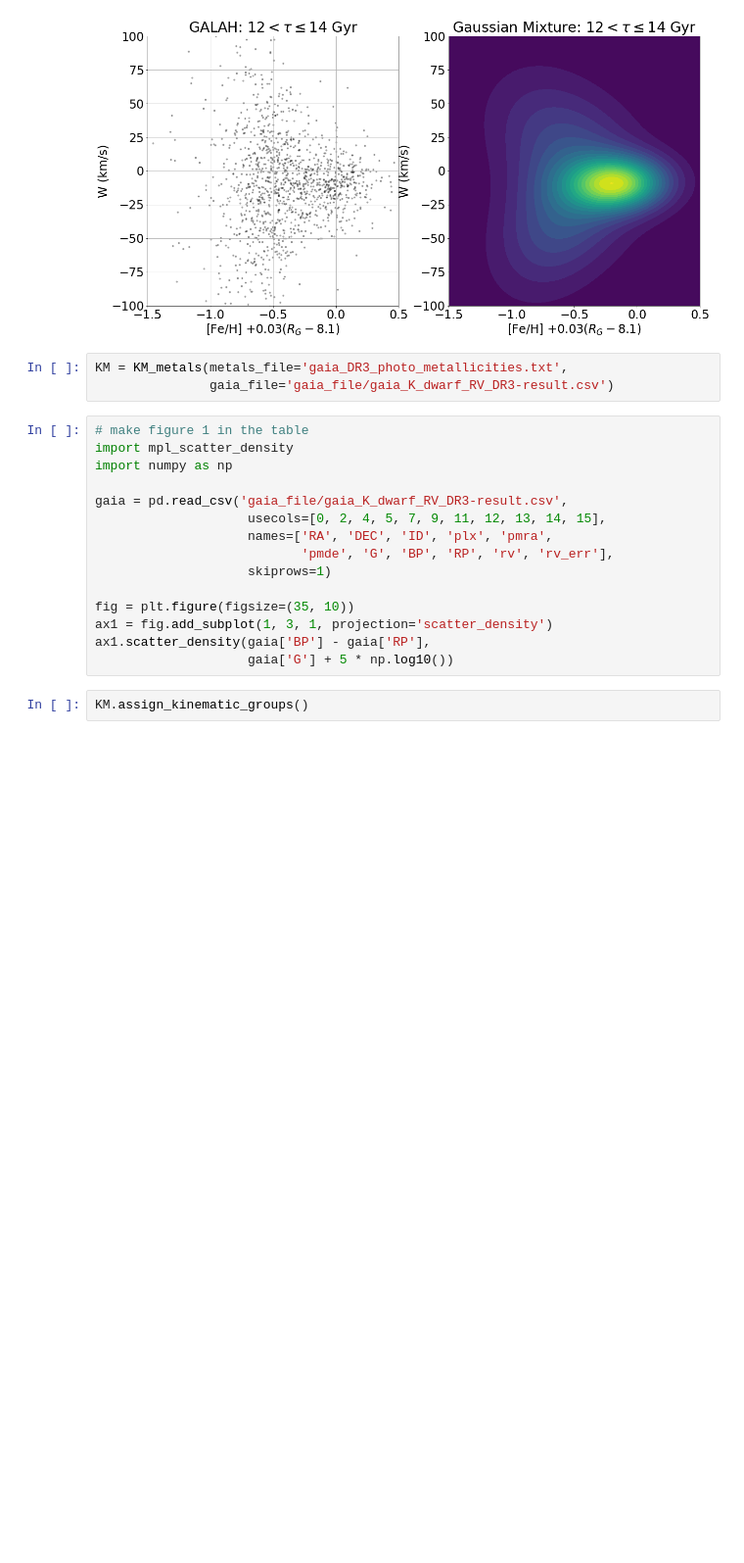
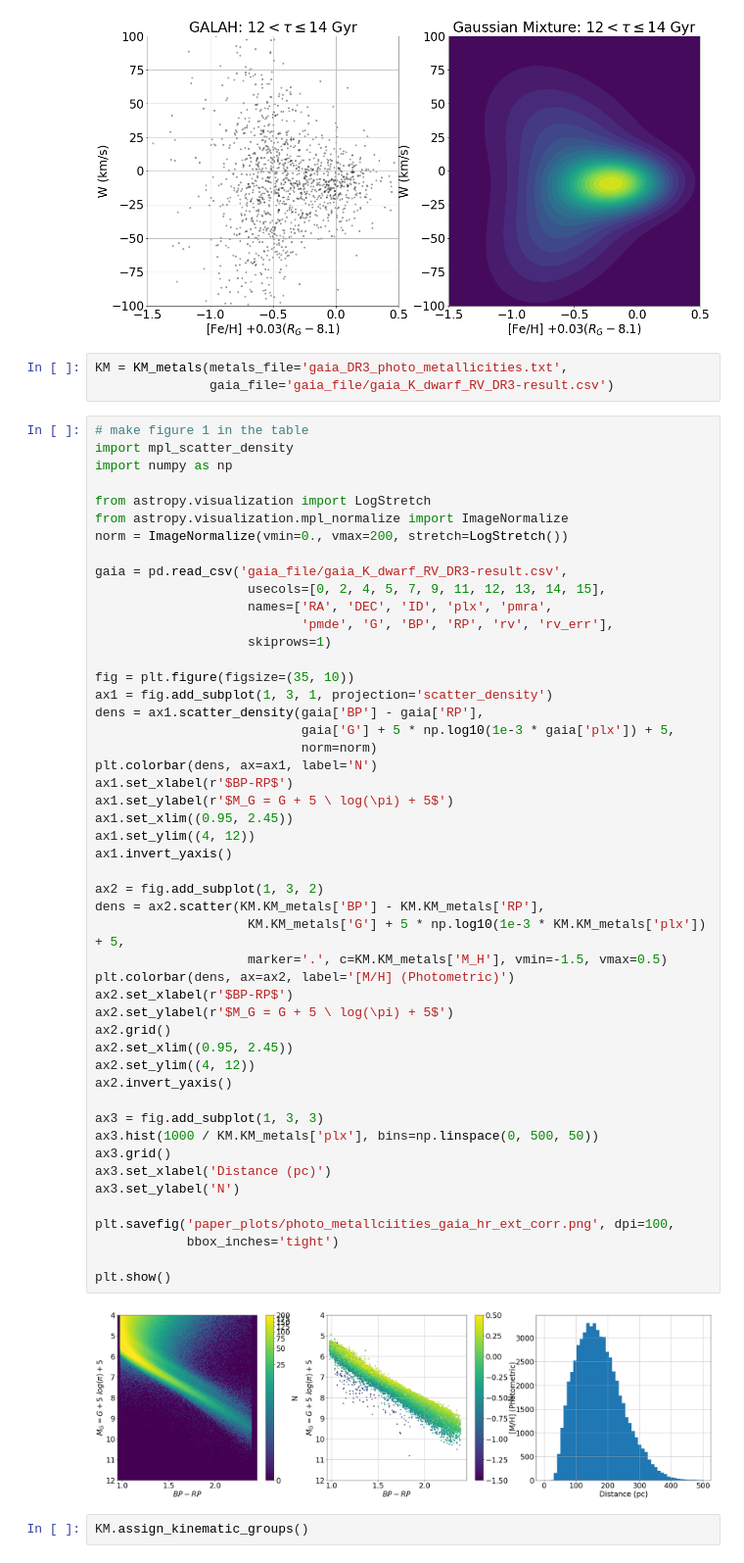
Before and after one commit to imedan/chemo_dyn_ages, a Jupyter notebook: full_paper_analysis.ipynb, the cells around one changed output. Shown at 98% size. Drawn from its saved outputs; the diff is of its cells as text; blank space fills up the shorter version.

```diff
--- a/full_paper_analysis.ipynb
+++ b/full_paper_analysis.ipynb
@@ -44,18 +41,54 @@ KM = KM_metals(metals_file='gaia_DR3_photo_metallicities.txt',
 # %%
 # make figure 1 in the table
 import mpl_scatter_density
 import numpy as np
+
+from astropy.visualization import LogStretch
+from astropy.visualization.mpl_normalize import ImageNormalize
+norm = ImageNormalize(vmin=0., vmax=200, stretch=LogStretch())
 
 gaia = pd.read_csv('gaia_file/gaia_K_dwarf_RV_DR3-result.csv',
                     usecols=[0, 2, 4, 5, 7, 9, 11, 12, 13, 14, 15],
                     names=['RA', 'DEC', 'ID', 'plx', 'pmra',
                            'pmde', 'G', 'BP', 'RP', 'rv', 'rv_err'],
                     skiprows=1)
 
 fig = plt.figure(figsize=(35, 10))
 ax1 = fig.add_subplot(1, 3, 1, projection='scatter_density')
-ax1.scatter_density(gaia['BP'] - gaia['RP'],
-                    gaia['G'] + 5 * np.log10())
+dens = ax1.scatter_density(gaia['BP'] - gaia['RP'],
+                           gaia['G'] + 5 * np.log10(1e-3 * gaia['plx']) + 5,
+                           norm=norm)
+plt.colorbar(dens, ax=ax1, label='N')
+ax1.set_xlabel(r'$BP-RP$')
+ax1.set_ylabel(r'$M_G = G + 5 \ log(\pi) + 5$')
+ax1.set_xlim((0.95, 2.45))
+ax1.set_ylim((4, 12))
+ax1.invert_yaxis()
+
+ax2 = fig.add_subplot(1, 3, 2)
+dens = ax2.scatter(KM.KM_metals['BP'] - KM.KM_metals['RP'],
+                    KM.KM_metals['G'] + 5 * np.log10(1e-3 * KM.KM_metals['plx']) + 5,
+                    marker='.', c=KM.KM_metals['M_H'], vmin=-1.5, vmax=0.5)
+plt.colorbar(dens, ax=ax2, label='[M/H] (Photometric)')
+ax2.set_xlabel(r'$BP-RP$')
+ax2.set_ylabel(r'$M_G = G + 5 \ log(\pi) + 5$')
+ax2.grid()
+ax2.set_xlim((0.95, 2.45))
+ax2.set_ylim((4, 12))
+ax2.invert_yaxis()
+
+ax3 = fig.add_subplot(1, 3, 3)
+ax3.hist(1000 / KM.KM_metals['plx'], bins=np.linspace(0, 500, 50))
+ax3.grid()
+ax3.set_xlabel('Distance (pc)')
+ax3.set_ylabel('N')
+
+plt.savefig('paper_plots/photo_metallciities_gaia_hr_ext_corr.png', dpi=100,
+            bbox_inches='tight')
+
+plt.show()
+# %% [output]
+[figure, added]
 # %%
 KM.assign_kinematic_groups()
 # %% [output]
```
Also changed, not shown: parts of 1 cell of this notebook, 1 other file.
